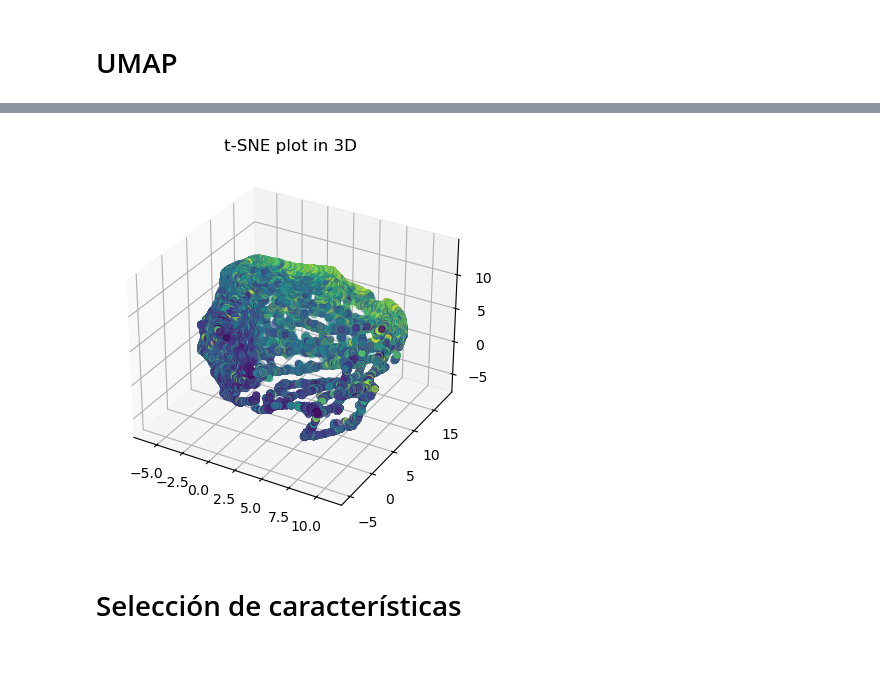
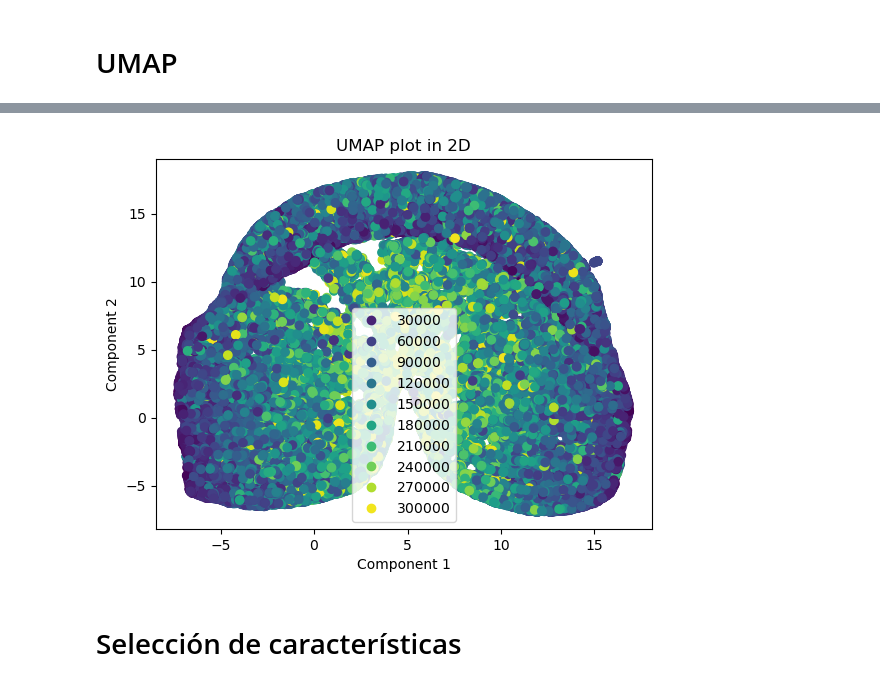
Before and after one commit to SergioM2/icd2024, a Jupyter notebook: practices/Practica 3/Practica 3.ipynb, the cells around one changed output, grey strips where cells are left out. Cells and saved outputs as stored; diff of their text form; code cells hidden in the pictures; blank space fills up the shorter version.

```diff
--- a/practices/Practica 3/Practica 3.ipynb
+++ b/practices/Practica 3/Practica 3.ipynb
@@ -309,0 +319,12 @@ print(df_4.shape)
+# %%
+# Columnas numericas
+print("Before: ",num_col)
+num_col.remove('price')
+num_col.remove('timestamp')
+num_col.remove('latitude')
+num_col.remove('longitude')
+print("\nAfter: ",num_col)
+
+cat_col.remove('status')
+cat_col.remove('title')
+cat_col.remove('availability')
@@ -311,18 +346,19 @@ print(df_4.shape)
 # Reducción de dimensionlidad
 # %%
 from sklearn.discriminant_analysis import LinearDiscriminantAnalysis as LDA
+from sklearn.preprocessing import LabelEncoder
 
-num_col.remove('price')
-num_col.remove('timestamp')
+y = df_5['price'].values
 
-df_4.dropna(inplace=True)
+label_encoder = LabelEncoder()
+X_encoded = df_5[cat_col].apply(lambda col: LabelEncoder().fit_transform(col))
 
-X = df_4[[num for num in num_col]].values
-y = df_4['price'].values
+# ** para expandir las columnas numéricas como argumentos de palabra clave dentro de assign(), de modo que se añadan correctamente.
+X_complete = X_encoded.assign(**df_5[num_col])
 
 print(len(y))
-print(len(X))
+print(len(X_complete))
 
 print(y)
-print(X)
+print(X_complete)
 # %% [output]
@@ -344,0 +382,2 @@ print(X)
+# %%
+X_complete = X_complete - X_complete.mean()
@@ -392,13 +453,19 @@ plt.show()
 # %%
 from umap import UMAP
 
-X_UMAP = UMAP(n_components=3).fit_transform(X)
+X_UMAP = UMAP(n_components=2).fit_transform(X_complete)
 
-fig = plt.figure()
-ax = plt.axes(projection ="3d")
+scatter = plt.scatter(X_UMAP[:,0], X_UMAP[:,1], c=y)
+plt.title('UMAP plot in 2D')
+plt.xlabel('Component 1')
+plt.ylabel('Component 2')
+plt.legend(*scatter.legend_elements())
 
-ax.scatter3D(X_UMAP[:,0], X_UMAP[:,1], X_UMAP[:,2], c=y)
-plt.title("t-SNE plot in 3D")
+#fig = plt.figure()
+#ax = plt.axes(projection ="3d")
+
+#ax.scatter3D(X_UMAP[:,0], X_UMAP[:,1], X_UMAP[:,2], c=y)
+#plt.title("UMAP plot in 3D")
 
 plt.show()
 # %% [output]
@@ -405,4 +477,4 @@ plt.show()
-[figure, old version]
+[figure, new version]
 # %% [markdown]
 # Selección de características
 # %%
```
Also changed, not shown: parts of 56 cells of this notebook, 2 other files.
